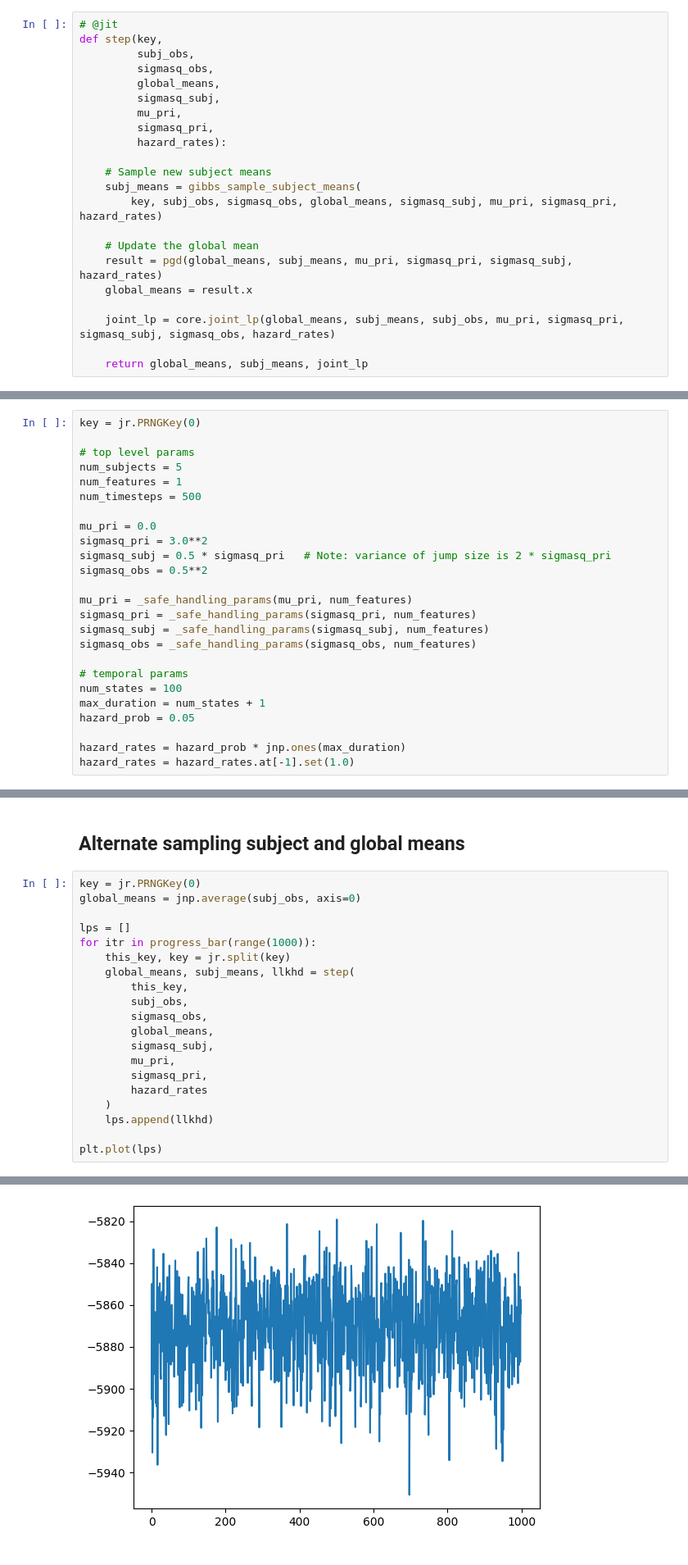
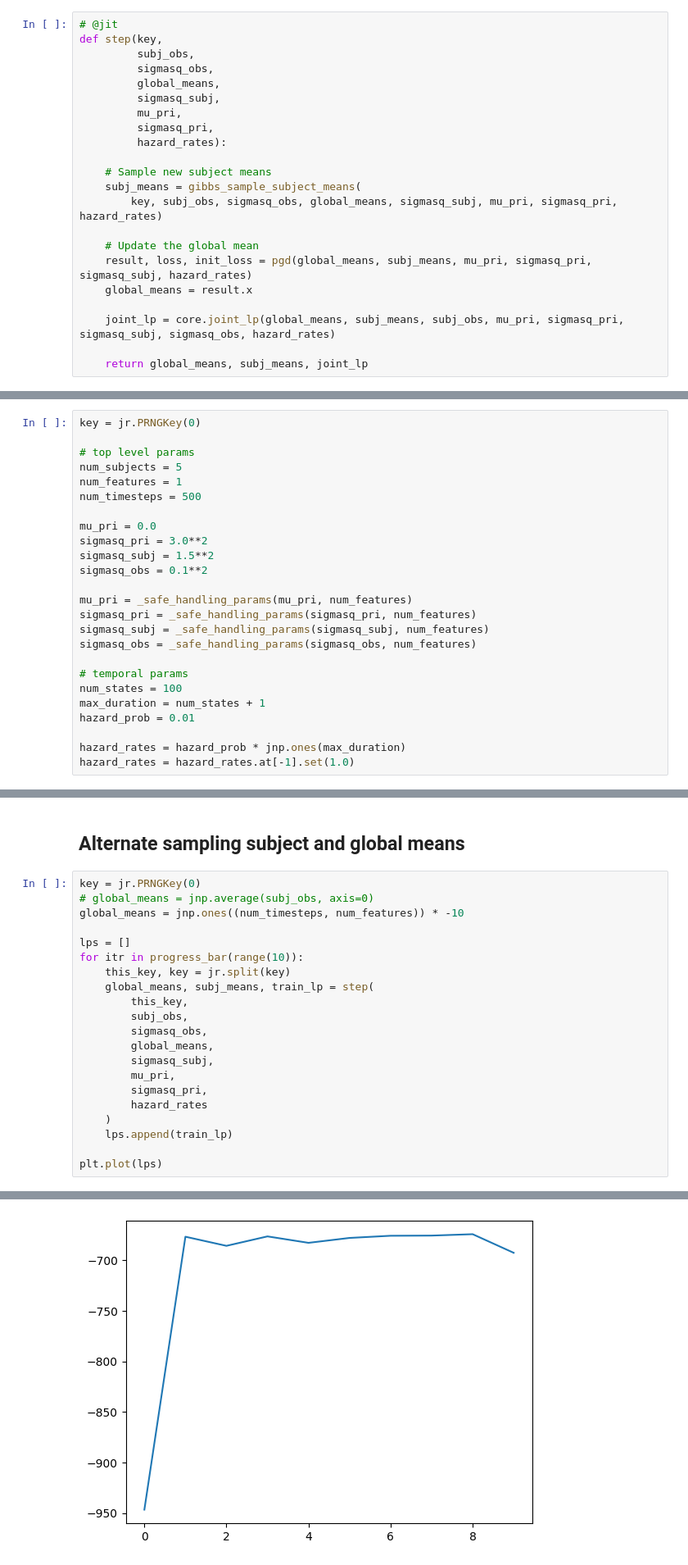
Before and after one commit to emdupre/bayes-ca, a Jupyter notebook: experiments/simulations.ipynb, the cells around one changed output, grey strips where cells are left out. Shown: that part at 82% size. Cells and saved outputs as stored; diff of their text form.

Commit message:
Return pgd init, final loss; focus on 1cp sim

```diff
--- a/experiments/simulations.ipynb
+++ b/experiments/simulations.ipynb
@@ -44,7 +44,7 @@ def step(key,
         key, subj_obs, sigmasq_obs, global_means, sigmasq_subj, mu_pri, sigmasq_pri, hazard_rates)
 
     # Update the global mean
-    result = pgd(global_means, subj_means, mu_pri, sigmasq_pri, sigmasq_subj, hazard_rates)
+    result, loss, init_loss = pgd(global_means, subj_means, mu_pri, sigmasq_pri, sigmasq_subj, hazard_rates)
     global_means = result.x
 
     joint_lp = core.joint_lp(global_means, subj_means, subj_obs, mu_pri, sigmasq_pri, sigmasq_subj, sigmasq_obs, hazard_rates)
@@ -65,8 +65,8 @@ num_timesteps = 500
 
 mu_pri = 0.0
 sigmasq_pri = 3.0**2
-sigmasq_subj = 0.5 * sigmasq_pri   # Note: variance of jump size is 2 * sigmasq_pri
-sigmasq_obs = 0.5**2
+sigmasq_subj = 1.5**2
+sigmasq_obs = 0.1**2
 
 mu_pri = _safe_handling_params(mu_pri, num_features)
 sigmasq_pri = _safe_handling_params(sigmasq_pri, num_features)
@@ -76,7 +76,7 @@ sigmasq_obs = _safe_handling_params(sigmasq_obs, num_features)
 # temporal params
 num_states = 100
 max_duration = num_states + 1
-hazard_prob = 0.05
+hazard_prob = 0.01
 
 hazard_rates = hazard_prob * jnp.ones(max_duration)
 hazard_rates = hazard_rates.at[-1].set(1.0)
@@ -143,12 +143,13 @@ plt.legend()
 ## Alternate sampling subject and global means
 # %%
 key = jr.PRNGKey(0)
-global_means = jnp.average(subj_obs, axis=0)
+# global_means = jnp.average(subj_obs, axis=0)
+global_means = jnp.ones((num_timesteps, num_features)) * -10
 
 lps = []
-for itr in progress_bar(range(1000)):
+for itr in progress_bar(range(10)):
     this_key, key = jr.split(key)
-    global_means, subj_means, llkhd = step(
+    global_means, subj_means, train_lp = step(
         this_key,
         subj_obs,
         sigmasq_obs,
@@ -158,7 +159,7 @@ for itr in progress_bar(range(1000)):
         sigmasq_pri,
         hazard_rates
     )
-    lps.append(llkhd)
+    lps.append(train_lp)
 
 plt.plot(lps)
 # %% [output]
@@ -166,4 +167,4 @@ plt.plot(lps)
 [<matplotlib.lines.Line2D at 0x...>]
-[figure, old version]
+[figure, new version]
 # %%
 # plt.plot(true_global_means, label='true $\mu_0$')
```
Also changed, not shown: parts of 23 cells of this notebook, 1 other file.
